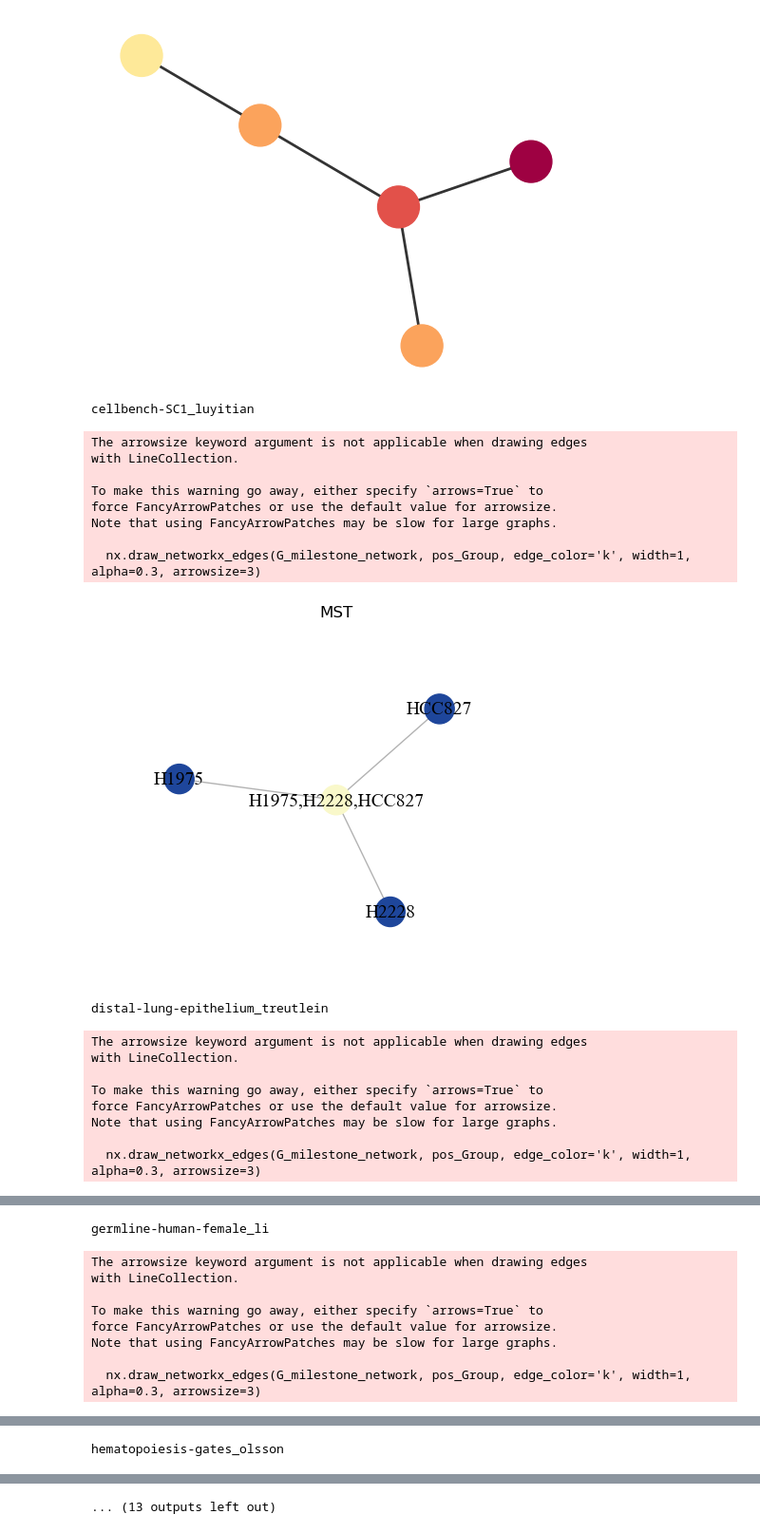
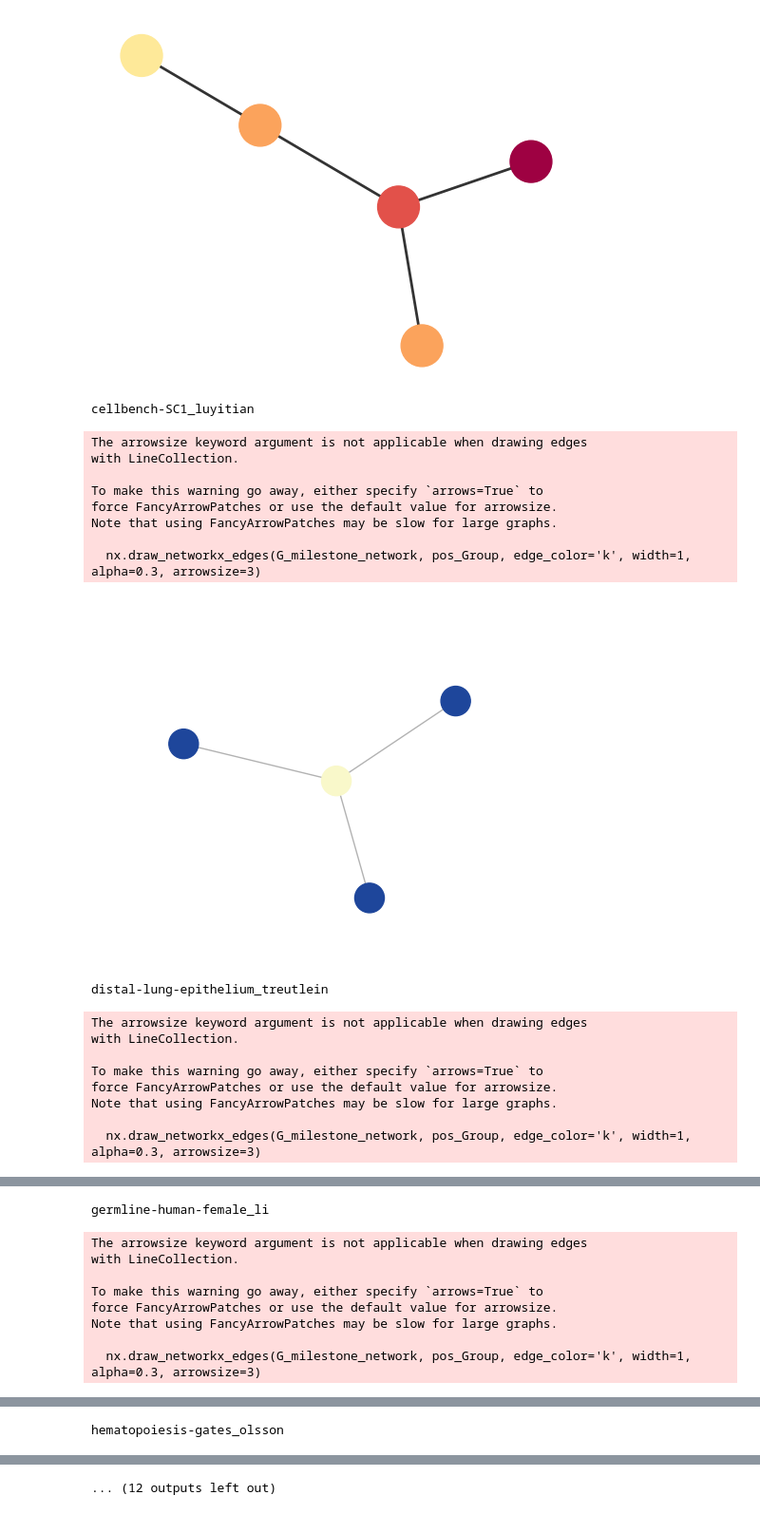
Before and after one commit to SuunRui/scGRN-Entropy, a Jupyter notebook: plotfig.ipynb, the cells around one changed output, grey strips where cells are left out. Shown: that part at 95% size. Drawn from its saved outputs; the diff is of its cells as text; code cells hidden in the pictures.

```diff
--- a/plotfig.ipynb
+++ b/plotfig.ipynb
@@ -998,54 +998,55 @@ def main(FolderName, data_path, save_path):
     for item in Grouping:
         G_milestone_network.nodes[item]['node_value'] = adata.obs['stage'][np.where(adata.obs['group_id'] == item)[0][0]]
     pos_Group = nx.spring_layout(G_milestone_network)
+    fig = plt.figure()
     colors = ['#1E469B','#2681B6', '#35B9C5','#96D2B0','#F9F8CA']
     cmap = LinearSegmentedColormap.from_list("custom_gradient", colors)
     node_values = np.array([G_milestone_network.nodes[node]['node_value'] for node in G_milestone_network.nodes()])
     nx.draw_networkx_nodes(G_milestone_network, pos_Group, node_size=500, alpha=1, node_color=node_values, cmap= cmap)
     nx.draw_networkx_edges(G_milestone_network, pos_Group, edge_color='k', width=1, alpha=0.3, arrowsize=3)
-    nx.draw_networkx_labels(G_milestone_network, pos_Group, font_size=14, font_color='k', font_family='Times New Roman',
-                            verticalalignment='center',
-                            horizontalalignment='center')
-    plt.title('MST')
+    # nx.draw_networkx_labels(G_milestone_network, pos_Group, font_size=14, font_color='k', font_family='Times New Roman',
+    #                         verticalalignment='center',
+    #                         horizontalalignment='center')
+    # plt.title('MST')
     plt.axis('off')
     plt.xlim(-1.5, 1.5)
     plt.ylim(-1.5, 1.5)
     plt.show()
-    plt.savefig(os.path.join(save_path, 'GroundTrue_trajectory.svg'), format='svg')
+    fig.savefig(os.path.join(save_path, 'GroundTrue_trajectory_None.svg'), format='svg')
 data_path = "D:/A_study/A_study/cell_differentiation2/code/data/compare/"
 pandas2ri.activate()
 # 导入R的base包
 base = importr('base')
 # 指定文件夹路径
 # 获取文件夹中所有.rds文件
 rds_files = Path(data_path).rglob('*.rds')
 # 按顺序读取每个.rds文件
 for rds_file in sorted(rds_files):
     save_path = 'D:/A_study/A_study/cell_differentiation2/paper/paper/fig/result/'
     # 读取.rds文件
     rds_content = base.readRDS(str(rds_file))
     # 获取.rds文件的名称（不包括扩展名）
     rds_name = rds_file.stem
     print(rds_name)
     # 创建一个新的文件夹，名称为.rds文件的名称
     # new_folder_path = os.path.join(result_path, rds_name)
     # os.makedirs(new_folder_path, exist_ok=True)
     directory = save_path + str(rds_name)
     if not os.path.exists(directory):
         os.makedirs(directory)
     save_path = save_path + str(rds_name)
     main(rds_name,data_path, save_path)
 # %% [output]
 cellbench-SC1_luyitian
 The arrowsize keyword argument is not applicable when drawing edges
 with LineCollection.
 
 To make this warning go away, either specify `arrows=True` to
 force FancyArrowPatches or use the default value for arrowsize.
 Note that using FancyArrowPatches may be slow for large graphs.
 
   nx.draw_networkx_edges(G_milestone_network, pos_Group, edge_color='k', width=1, alpha=0.3, arrowsize=3)
-[figure, old version]
+[figure, new version]
 distal-lung-epithelium_treutlein
 The arrowsize keyword argument is not applicable when drawing edges
 with LineCollection.
@@ -1079 +1080 @@ Note that using FancyArrowPatches may be slow for large graphs.
-... (13 outputs left out)
+... (12 outputs left out)
```
Also changed, not shown: parts of 1 cell of this notebook, 1 other file.
